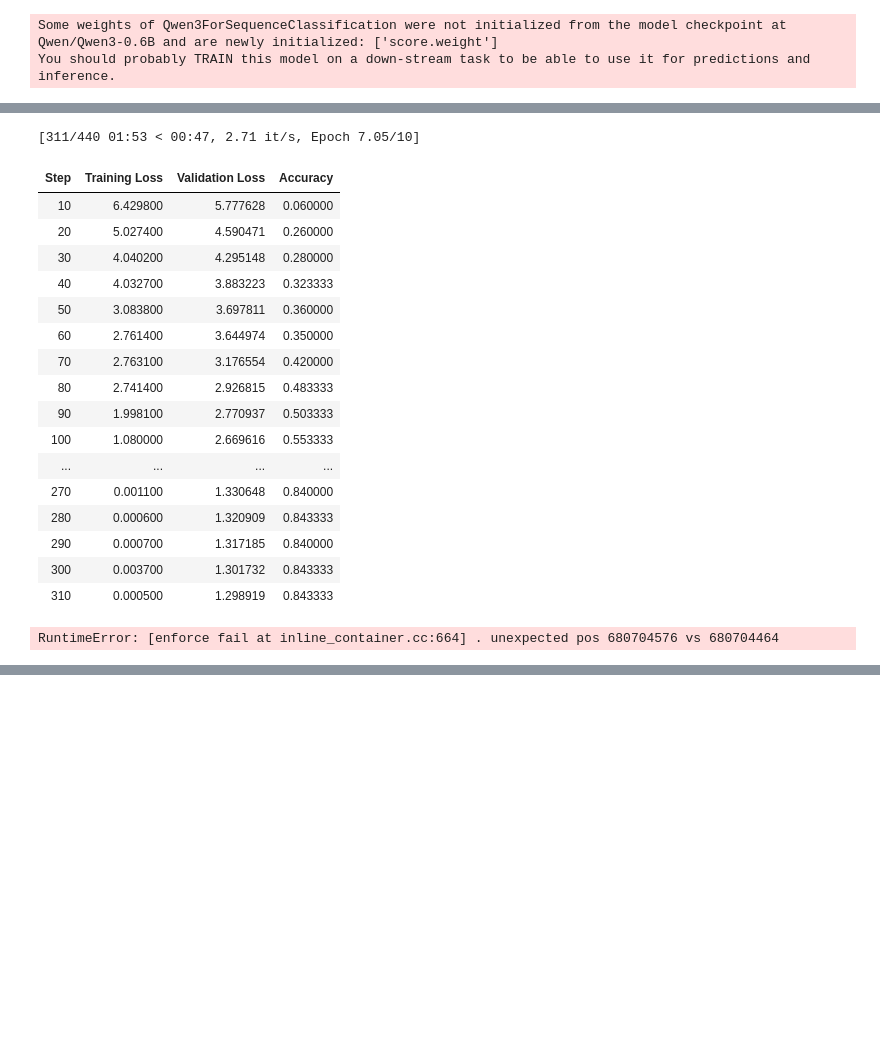
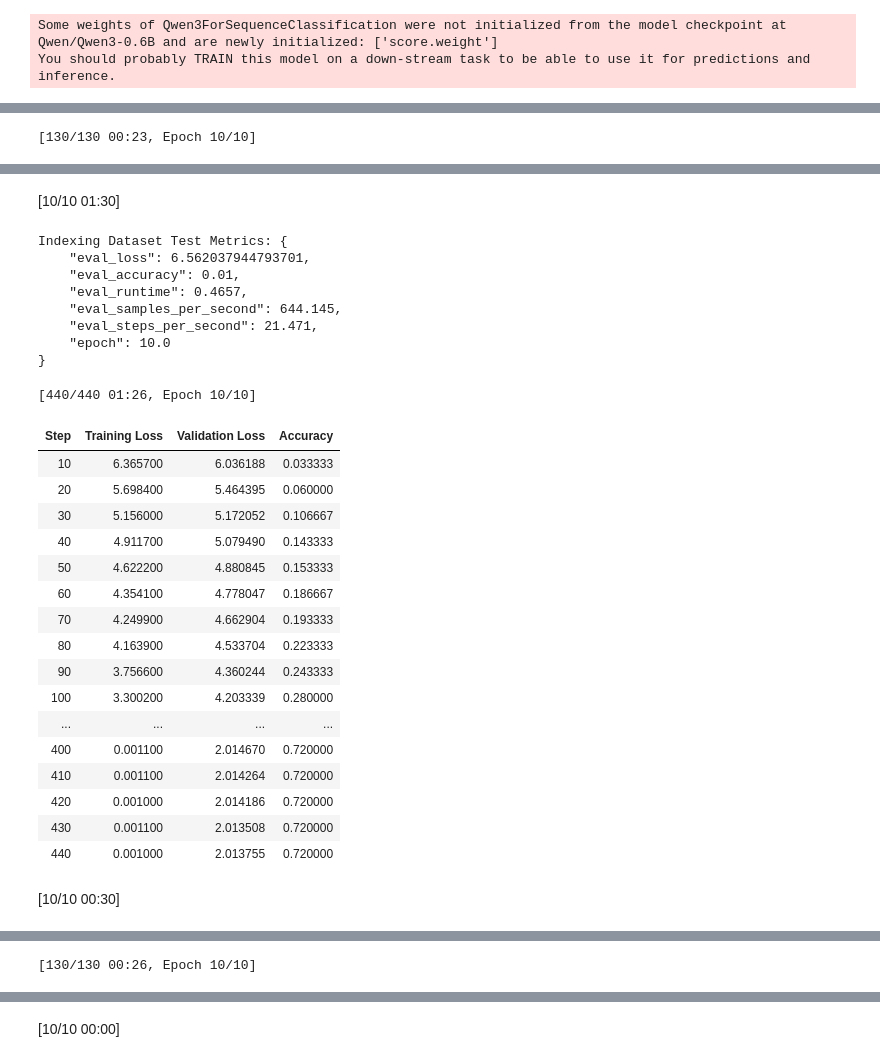
Before and after one commit to miguel-kjh/rag-experiments, a Jupyter notebook: notebooks/train_llm_retrival_ml_clf.ipynb, the cells around one changed output, grey strips where cells are left out. Cells and saved outputs as stored; diff of their text form; code cells hidden in the pictures; blank space fills up the shorter version.

```diff
--- a/notebooks/train_llm_retrival_ml_clf.ipynb
+++ b/notebooks/train_llm_retrival_ml_clf.ipynb
@@ -121,24 +121,22 @@ def compute_metrics(eval_pred):
 # %%
 # Entrenamiento
 SEED = 42
+EPOCHS = 10
 training_args_indexing = TrainingArguments(
     output_dir=f"models/contacts_clf_{model_name.replace('/', '_')}_indexing",
     per_device_train_batch_size=32,
     per_device_eval_batch_size=32,
     gradient_accumulation_steps=1,
-    num_train_epochs=10,
+    num_train_epochs=EPOCHS,
     learning_rate=5e-5,
     weight_decay=0.01,
     warmup_ratio=0.1,
     lr_scheduler_type="cosine",
-    eval_strategy="steps",
-    save_strategy="steps",
+    eval_strategy="steps",     # o "no" si no vas a evaluar
+    save_strategy="no",        # <-- no guarda checkpoints ni el modelo final
     eval_steps=10,
-    save_steps=10,
     logging_steps=10,
-    load_best_model_at_end=True,
-    metric_for_best_model="accuracy",
-    greater_is_better=True,
+    load_best_model_at_end=False,  # <-- desactivado porque no hay checkpoints
     fp16=True,
     report_to="none",
     seed=SEED,
@@ -149,19 +147,16 @@ training_args_query = TrainingArguments(
     per_device_train_batch_size=32,
     per_device_eval_batch_size=32,
     gradient_accumulation_steps=1,
-    num_train_epochs=10,
+    num_train_epochs=EPOCHS,
     learning_rate=5e-5,
     weight_decay=0.01,
     warmup_ratio=0.1,
     lr_scheduler_type="cosine",
     eval_strategy="steps",
-    save_strategy="steps",
+    save_strategy="no",        # <-- no guarda checkpoints ni el modelo final
     eval_steps=10,
-    save_steps=10,
     logging_steps=10,
-    load_best_model_at_end=True,
-    metric_for_best_model="accuracy",
-    greater_is_better=True,
+    load_best_model_at_end=False,  # <-- desactivado porque no hay checkpoints
     fp16=True,
     report_to="none",
     seed=SEED,
@@ -176,6 +171,7 @@ trainer_indexing = Trainer(
     model=model,
     args=training_args_indexing,
     train_dataset=tokenized_datasets_indexing,
+    eval_dataset=tokenized_datasets_query["validation"],
     processing_class=tokenizer,
     data_collator=data_collator,
     compute_metrics=compute_metrics,
@@ -193,6 +193,14 @@ trainer_query = Trainer(
 # %%
-CICLES = 1
-for _ in range(CICLES):
+from json import dumps
+
+CICLES = 2
+sep = "#" * 10
+for ci in range(CICLES):
+    print(f"{sep}Starting training cycle {ci + 1}{sep}")
     trainer_indexing.train()
+    metrics_indexing = trainer_indexing.evaluate(eval_dataset=tokenized_datasets_query["test"])
+    print(f"Indexing Dataset Test Metrics: {dumps(metrics_indexing, indent=4)}")
     trainer_query.train()
+    metrics_query = trainer_query.evaluate(eval_dataset=tokenized_datasets_query["test"])
+    print(f"Query Dataset Test Metrics: {dumps(metrics_query, indent=4)}")
 # %% [output]
@@ -199,0 +208 @@ for _ in range(CICLES):
+[130/130 00:23, Epoch 10/10]
@@ -217,19 +223,28 @@ for _ in range(CICLES):
-[311/440 01:53 < 00:47, 2.71 it/s, Epoch 7.05/10]
+[10/10 01:30]
+Indexing Dataset Test Metrics: {
+    "eval_loss": 6.562037944793701,
+    "eval_accuracy": 0.01,
+    "eval_runtime": 0.4657,
+    "eval_samples_per_second": 644.145,
+    "eval_steps_per_second": 21.471,
+    "epoch": 10.0
+}
+[440/440 01:26, Epoch 10/10]
 | Step | Training Loss | Validation Loss | Accuracy |
-| 10 | 6.429800 | 5.777628 | 0.060000 |
-| 20 | 5.027400 | 4.590471 | 0.260000 |
-| 30 | 4.040200 | 4.295148 | 0.280000 |
-| 40 | 4.032700 | 3.883223 | 0.323333 |
-| 50 | 3.083800 | 3.697811 | 0.360000 |
-| 60 | 2.761400 | 3.644974 | 0.350000 |
-| 70 | 2.763100 | 3.176554 | 0.420000 |
-| 80 | 2.741400 | 2.926815 | 0.483333 |
-| 90 | 1.998100 | 2.770937 | 0.503333 |
-| 100 | 1.080000 | 2.669616 | 0.553333 |
+| 10 | 6.365700 | 6.036188 | 0.033333 |
+| 20 | 5.698400 | 5.464395 | 0.060000 |
+| 30 | 5.156000 | 5.172052 | 0.106667 |
+| 40 | 4.911700 | 5.079490 | 0.143333 |
+| 50 | 4.622200 | 4.880845 | 0.153333 |
+| 60 | 4.354100 | 4.778047 | 0.186667 |
+| 70 | 4.249900 | 4.662904 | 0.193333 |
+| 80 | 4.163900 | 4.533704 | 0.223333 |
+| 90 | 3.756600 | 4.360244 | 0.243333 |
+| 100 | 3.300200 | 4.203339 | 0.280000 |
 | ... | ... | ... | ... |
-| 270 | 0.001100 | 1.330648 | 0.840000 |
-| 280 | 0.000600 | 1.320909 | 0.843333 |
-| 290 | 0.000700 | 1.317185 | 0.840000 |
-| 300 | 0.003700 | 1.301732 | 0.843333 |
-| 310 | 0.000500 | 1.298919 | 0.843333 |
+| 400 | 0.001100 | 2.014670 | 0.720000 |
+| 410 | 0.001100 | 2.014264 | 0.720000 |
+| 420 | 0.001000 | 2.014186 | 0.720000 |
+| 430 | 0.001100 | 2.013508 | 0.720000 |
+| 440 | 0.001000 | 2.013755 | 0.720000 |
-RuntimeError: [enforce fail at inline_container.cc:664] . unexpected pos 680704576 vs 680704464
+[10/10 00:30]
@@ -235,0 +260 @@ RuntimeError: [enforce fail at inline_container.cc:664] . unexpected pos 6807045
+[130/130 00:26, Epoch 10/10]
@@ -235,0 +275 @@ RuntimeError: [enforce fail at inline_container.cc:664] . unexpected pos 6807045
+[10/10 00:00]
```
Also changed, not shown: parts of 3 cells of this notebook.
